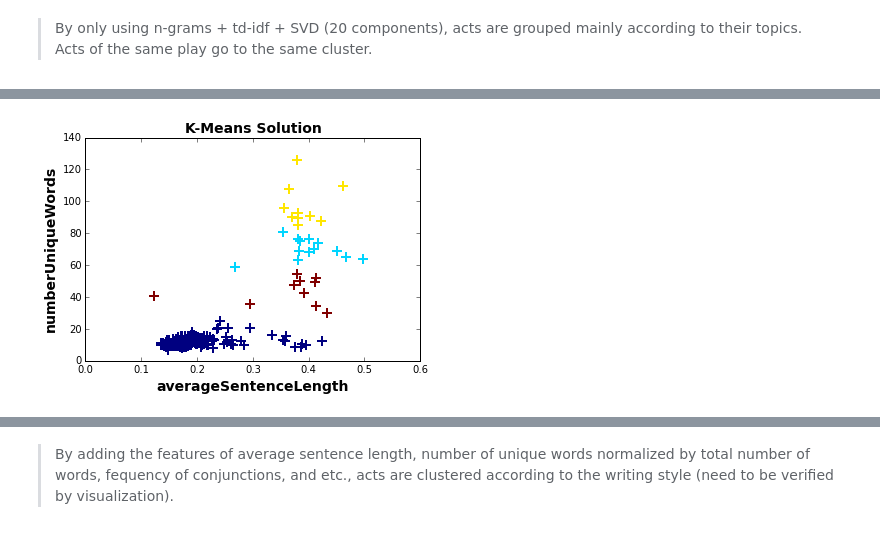
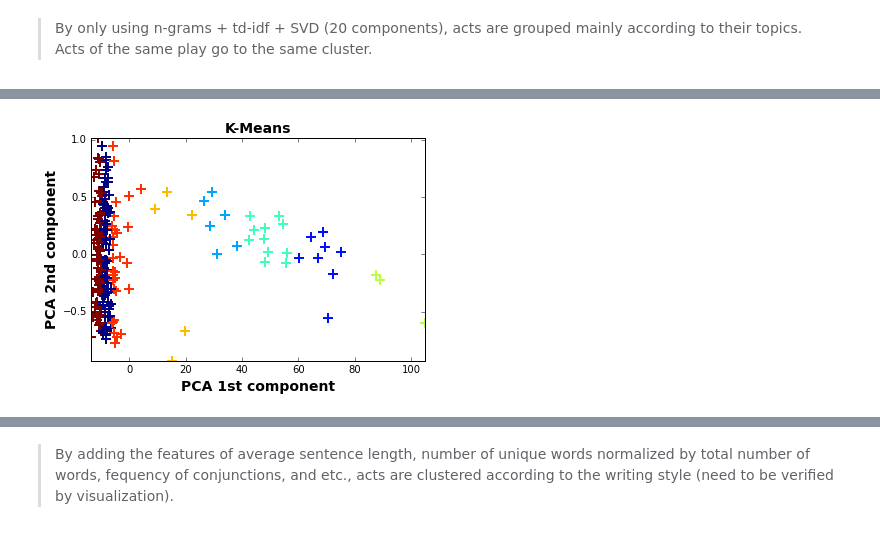
Before and after one commit to bin09122015/HW4, a Jupyter notebook: Feature construction and clustering-v1027.ipynb, the cells around one changed output, grey strips where cells are left out. Cells and saved outputs as stored; diff of their text form; code cells hidden in the pictures.

```diff
--- a/Feature construction and clustering-v1027.ipynb
+++ b/Feature construction and clustering-v1027.ipynb
@@ -315,17 +315,24 @@ printClusters(labels)
 # %%
-def print2D(X, y_label, x_label, title, labels):
+def print2D(X, x_label, y_label, title, labels):
     plt.scatter(X[:,0], X[:,1], c=labels, marker='+', s=100, linewidths=2)
     plt.ylabel(y_label, fontsize=14, fontweight='bold')
     plt.xlabel(x_label, fontsize=14, fontweight='bold')
     plt.title(title, fontsize=14, fontweight='bold')
+    xmin = min(X[:,0])
+    xmax = max(X[:,0])
+    ymin = min(X[:,1])
+    ymax = max(X[:,1])
+    plt.xlim([xmin, xmax])
+    plt.ylim([ymin, ymax])
     plt.show()
-
-X = df_2.values
-labels = clusterDocuments(X, n_clusters = 4)
-
-print2D(X, 'numberUniqueWords', 'averageSentenceLength', 'K-Means Solution', labels)
-# %% [output]
-[figure, removed]
+# %%
+from sklearn.decomposition import PCA
+pca = PCA(n_components=2)
+X_2D_PCA = pca.fit_transform(X)
+
+print2D(X_2D_PCA, 'PCA 1st component', 'PCA 2nd component', 'K-Means', labels)
+# %% [output]
+[figure, added]
 # %%
 def print3D(X, x_label, y_label, z_label, title, labels):
     fig = plt.figure(1, figsize=(11, 10))
```
Also changed, not shown: parts of 7 cells of this notebook, 2 other files.
